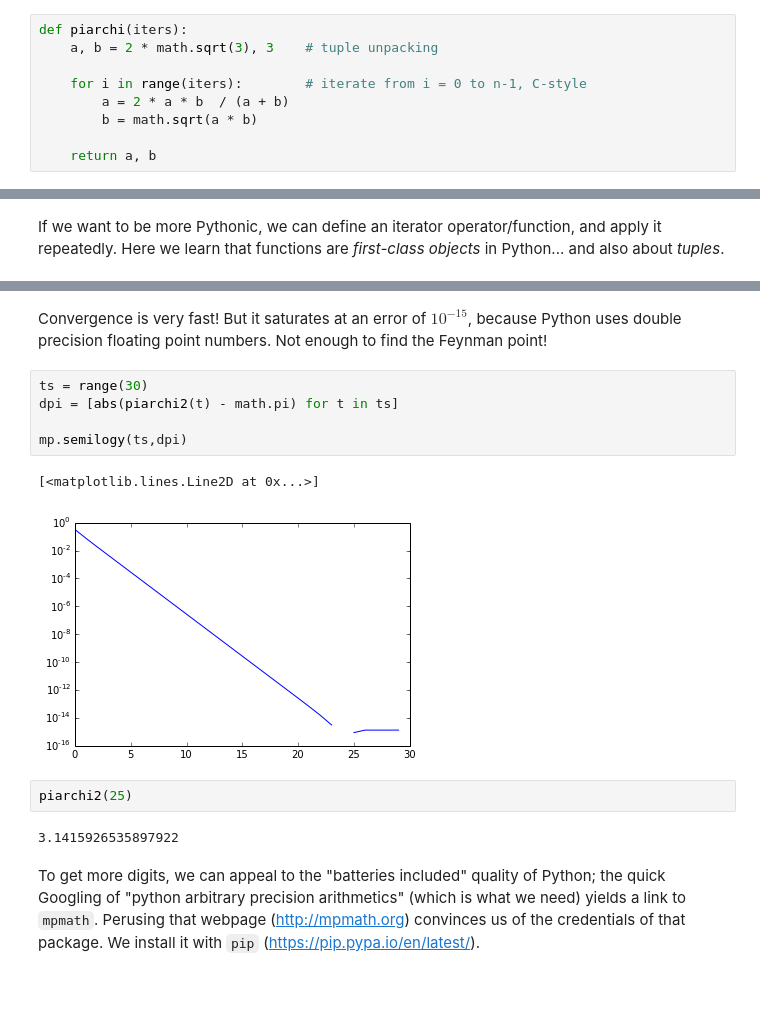
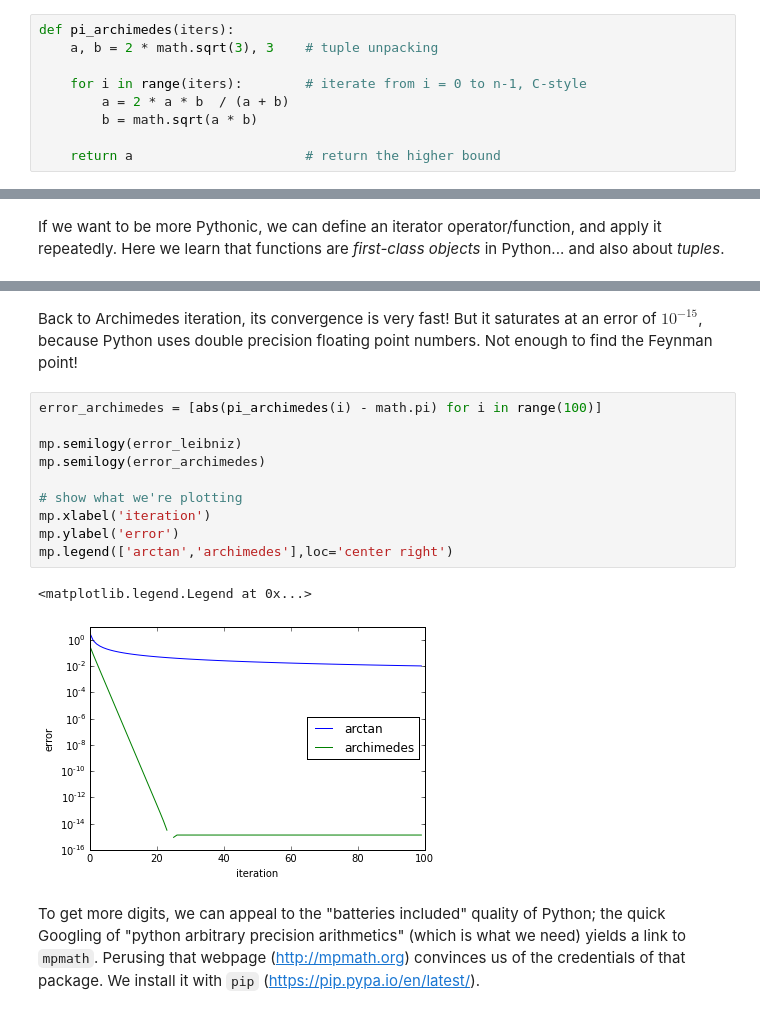
Before and after one commit to vallis/salon-lectures-2015, a Jupyter notebook: lectures-2015/lecture1-Python-introduction.ipynb, the cells around one changed output, grey strips where cells are left out. Saved outputs shown, nothing was run; the diff lists cells and outputs as text; blank space fills up the shorter version.

```diff
--- a/lectures-2015/lecture1-Python-introduction.ipynb
+++ b/lectures-2015/lecture1-Python-introduction.ipynb
@@ -202,14 +206,14 @@ b_{n+1} = \sqrt{a_{n+1} b_n}.$$
 
 The iteration can be seeded with the hexagon ($\theta_0 = \pi/6$, $a_n = 2 \sqrt{3}$, $b_n = 3$).
 # %%
-def piarchi(iters):
+def pi_archimedes(iters):
     a, b = 2 * math.sqrt(3), 3    # tuple unpacking
 
     for i in range(iters):        # iterate from i = 0 to n-1, C-style
         a = 2 * a * b  / (a + b)
         b = math.sqrt(a * b)
 
-    return a, b
+    return a                      # return the higher bound
 # %% [markdown]
 Nice!
 # %%
@@ -249,17 +264,18 @@ piarchi2(10)
 # %% [markdown]
-Convergence is very fast! But it saturates at an error of $10^{-15}$, because Python uses double precision floating point numbers. Not enough to find the Feynman point!
+Back to Archimedes iteration, its convergence is very fast! But it saturates at an error of $10^{-15}$, because Python uses double precision floating point numbers. Not enough to find the Feynman point!
-# %%
-ts = range(30)
-dpi = [abs(piarchi2(t) - math.pi) for t in ts]
-
-mp.semilogy(ts,dpi)
-# %% [output]
-[<matplotlib.lines.Line2D at 0x...>]
-[figure, removed]
-# %%
-piarchi2(25)
-# %% [output]
-3.1415926535897922
+# %%
+error_archimedes = [abs(pi_archimedes(i) - math.pi) for i in range(100)]
+
+mp.semilogy(error_leibniz)
+mp.semilogy(error_archimedes)
+
+# show what we're plotting
+mp.xlabel('iteration')
+mp.ylabel('error')
+mp.legend(['arctan','archimedes'],loc='center right')
+# %% [output]
+<matplotlib.legend.Legend at 0x...>
+[figure, added]
 # %% [markdown]
 To get more digits, we can appeal to the "batteries included" quality of Python; the quick Googling of "python arbitrary precision arithmetics" (which is what we need) yields a link to `mpmath`. Perusing that webpage (http://mpmath.org) convinces us of the credentials of that package. We install it with `pip` (https://pip.pypa.io/en/latest/).
 # %%
```
Also changed, not shown: parts of 96 cells of this notebook, 3 other files.
